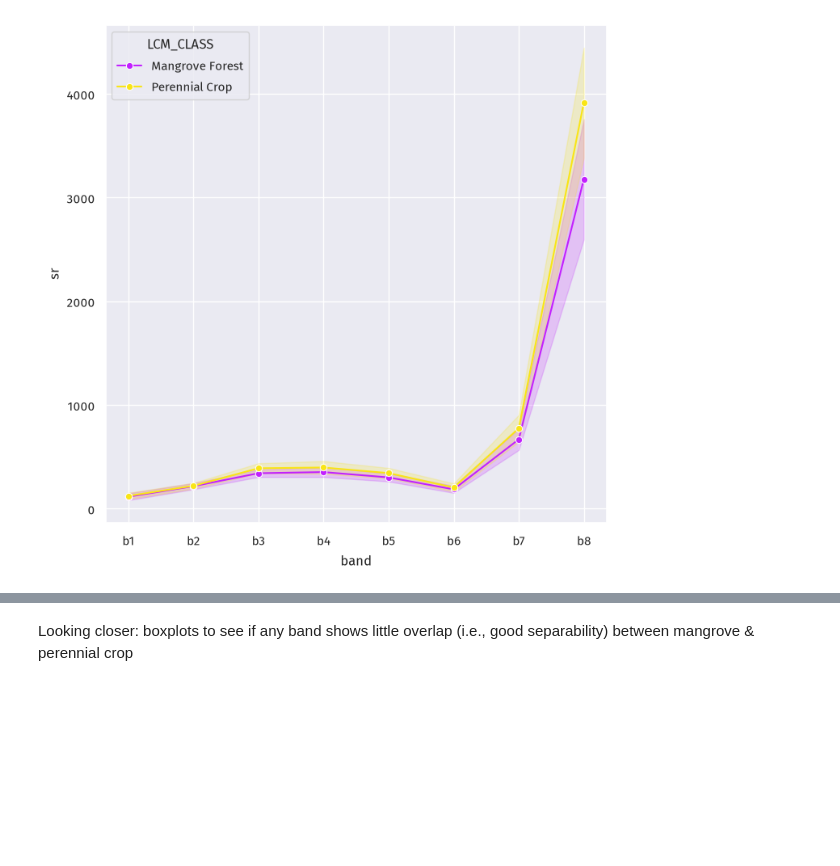
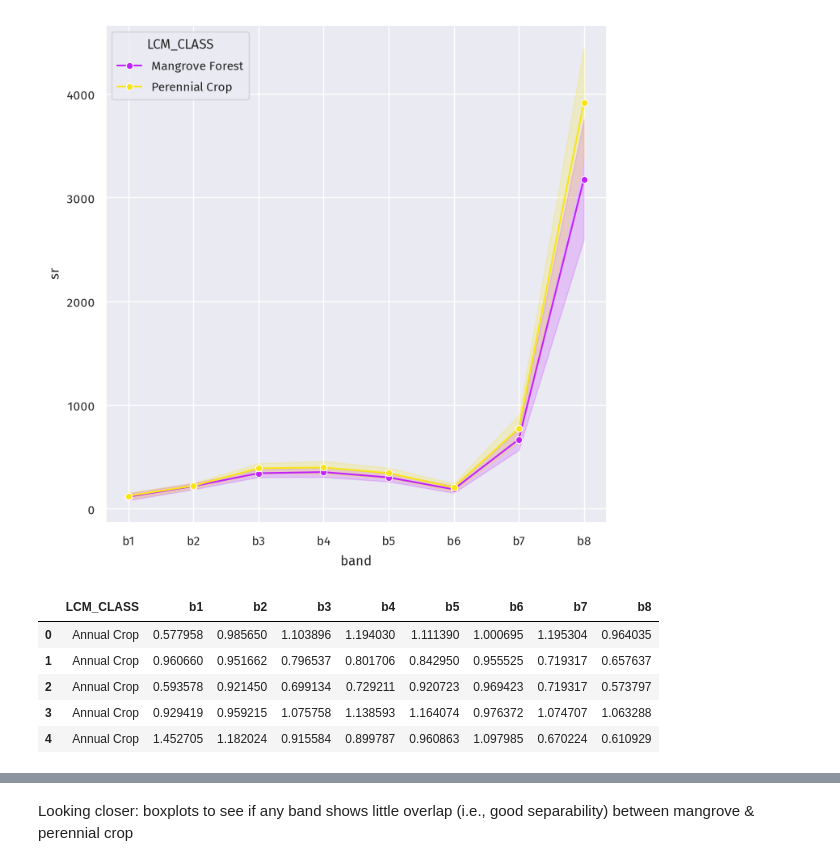
Before and after one commit to jeromemaiquez/gms-ir-mangrove-seagrass-surigao, a Jupyter notebook: main.ipynb, the cells around one changed output, grey strips where cells are left out. Saved outputs shown, nothing was run; the diff lists cells and outputs as text; code cells hidden in the pictures; blank space fills up the shorter version.

```diff
--- a/main.ipynb
+++ b/main.ipynb
@@ -102,3 +103,21 @@ ax = plot.spectral_signature(
 ax.figure.set_size_inches(8, 8)
 # %% [output]
 [figure]
+# %%
+# Testing continuum-removal: original reflectance values per band divided by max
+# Eliminates variations in overall brightness & albedo + topographic slope effects
+# Inspired by this study: https://doi.org/10.1080/2150704X.2016.1195935
+df_bands_cr = df_bands.copy(deep=True)
+
+for band in band_names:
+    max_class_mean_sr = df_bands_cr.groupby('LCM_CLASS')[band].agg('mean').max()
+    df_bands_cr[band] = df_bands_cr[band] / max_class_mean_sr
+
+df_bands_cr.head()
+# %% [output]
+|  | LCM_CLASS | b1 | b2 | b3 | b4 | b5 | b6 | b7 | b8 |
+| 0 | Annual Crop | 0.577958 | 0.985650 | 1.103896 | 1.194030 | 1.111390 | 1.000695 | 1.195304 | 0.964035 |
+| 1 | Annual Crop | 0.960660 | 0.951662 | 0.796537 | 0.801706 | 0.842950 | 0.955525 | 0.719317 | 0.657637 |
+| 2 | Annual Crop | 0.593578 | 0.921450 | 0.699134 | 0.729211 | 0.920723 | 0.969423 | 0.719317 | 0.573797 |
+| 3 | Annual Crop | 0.929419 | 0.959215 | 1.075758 | 1.138593 | 1.164074 | 0.976372 | 1.074707 | 1.063288 |
+| 4 | Annual Crop | 1.452705 | 1.182024 | 0.915584 | 0.899787 | 0.960863 | 1.097985 | 0.670224 | 0.610929 |
```
Also changed, not shown: parts of 6 cells of this notebook, 4 other files.
